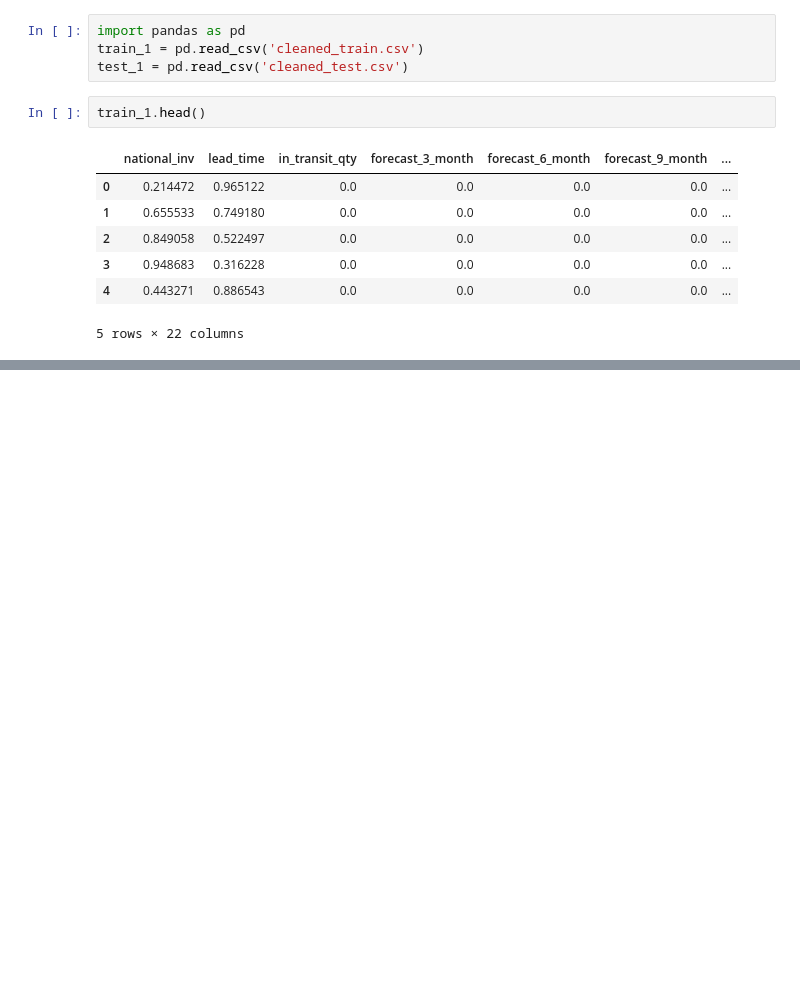
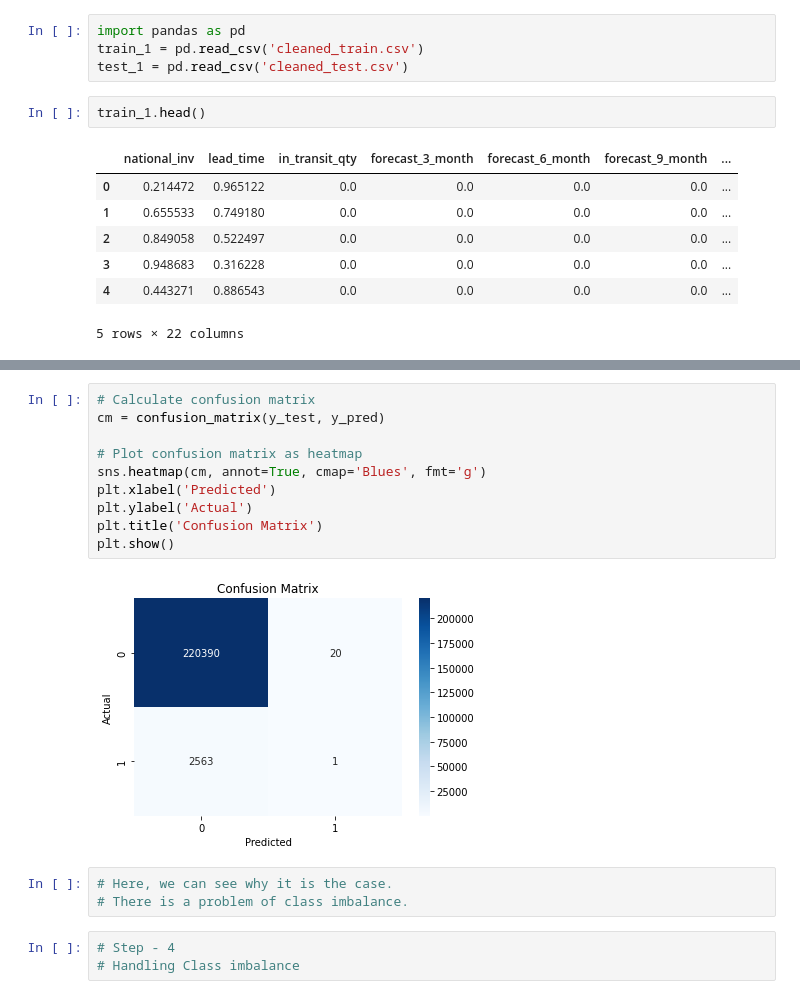
Before and after one commit to PurvanshBarodia/Backorder-Prediction, a Jupyter notebook: Backorder_Prediction.ipynb, the cells around one changed output, grey strips where cells are left out. Saved outputs shown, nothing was run; the diff lists cells and outputs as text; blank space fills up the shorter version.

```diff
--- a/Backorder_Prediction.ipynb
+++ b/Backorder_Prediction.ipynb
@@ -330,0 +414,18 @@ train_1.head()
+# %%
+# Calculate confusion matrix
+cm = confusion_matrix(y_test, y_pred)
+
+# Plot confusion matrix as heatmap
+sns.heatmap(cm, annot=True, cmap='Blues', fmt='g')
+plt.xlabel('Predicted')
+plt.ylabel('Actual')
+plt.title('Confusion Matrix')
+plt.show()
+# %% [output]
+[figure, added]
+# %%
+# Here, we can see why it is the case.
+# There is a problem of class imbalance.
+# %%
+# Step - 4
+# Handling Class imbalance
```
Also changed, not shown: parts of 8 cells of this notebook.
